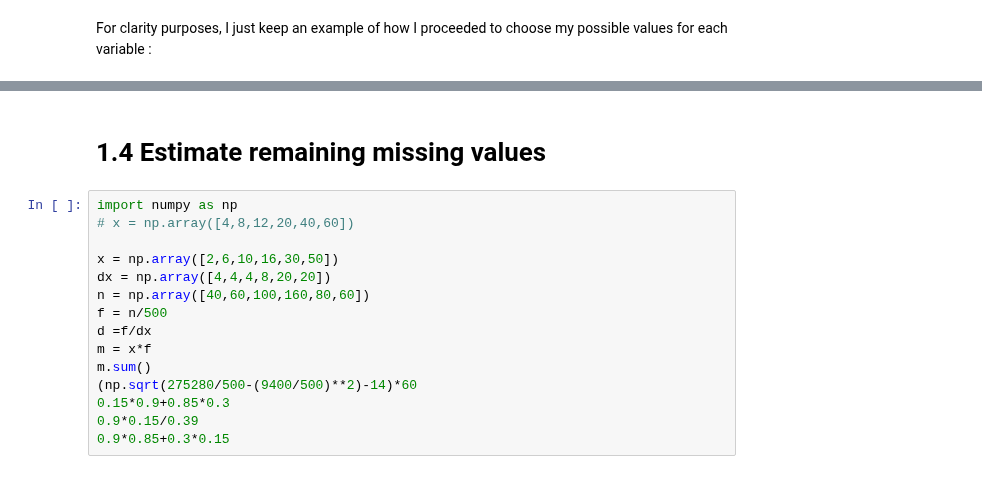
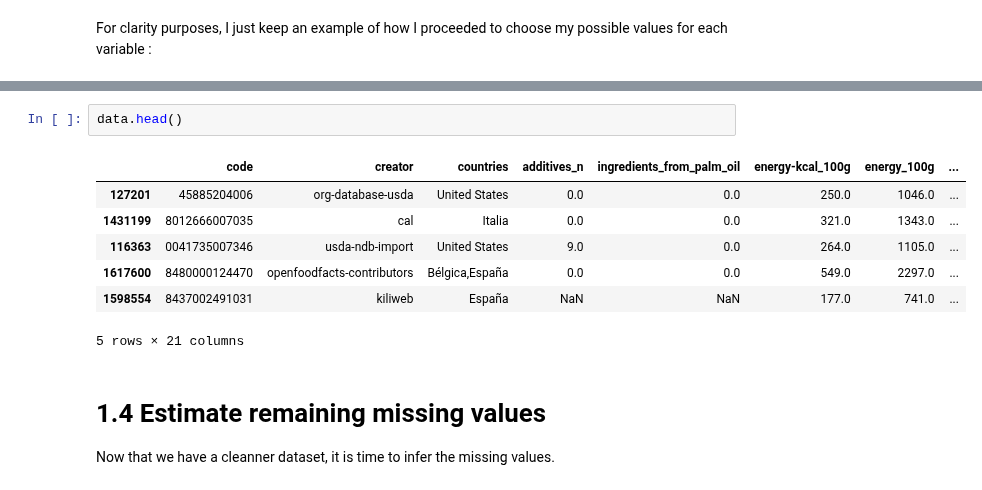
Before and after one commit to ClaireGayral/formation_openclassroom, a Jupyter notebook: P2_gayral_claire/nettoyage_data.ipynb, the cells around one changed output, grey strips where cells are left out. Cells and saved outputs as stored; diff of their text form.

Commit message:
notebook propre jusqu'au debut de l'inference de donnees manquantes

```diff
--- a/P2_gayral_claire/nettoyage_data.ipynb
+++ b/P2_gayral_claire/nettoyage_data.ipynb
@@ -533,17 +428,14 @@ Let's deal with outliers
+# %%
+data.head()
+# %% [output]
+|  | code | creator | countries | additives_n | ingredients_from_palm_oil | energy-kcal_100g | energy_100g | ... |
+| 127201 | 45885204006 | org-database-usda | United States | 0.0 | 0.0 | 250.0 | 1046.0 | ... |
+| 1431199 | 8012666007035 | cal | Italia | 0.0 | 0.0 | 321.0 | 1343.0 | ... |
+| 116363 | 0041735007346 | usda-ndb-import | United States | 9.0 | 0.0 | 264.0 | 1105.0 | ... |
+| 1617600 | 8480000124470 | openfoodfacts-contributors | Bélgica,España | 0.0 | 0.0 | 549.0 | 2297.0 | ... |
+| 1598554 | 8437002491031 | kiliweb | España | NaN | NaN | 177.0 | 741.0 | ... |
+5 rows × 21 columns
 # %% [markdown]
 # 1.4 Estimate remaining missing values
+
+Now that we have a cleanner dataset, it is time to infer the missing values.
-# %%
-import numpy as np
-# x = np.array([4,8,12,20,40,60])
-
-x = np.array([2,6,10,16,30,50])
-dx = np.array([4,4,4,8,20,20])
-n = np.array([40,60,100,160,80,60])
-f = n/500
-d =f/dx
-m = x*f
-m.sum()
-(np.sqrt(275280/500-(9400/500)**2)-14)*60
-0.15*0.9+0.85*0.3
-0.9*0.15/0.39
-0.9*0.85+0.3*0.15
```
Also changed, not shown: parts of 27 cells of this notebook.
